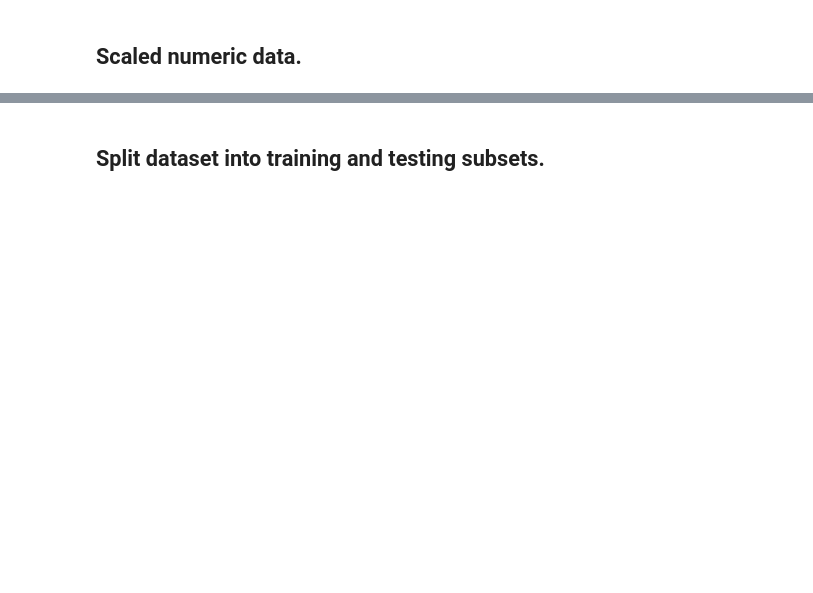
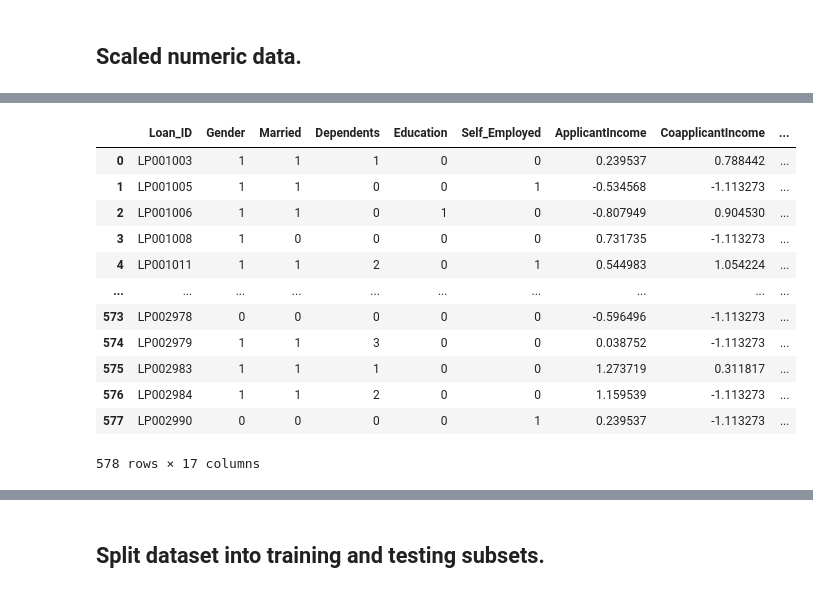
Before and after one commit to Olasquare043/EDA-on-Home-Loan-dataset, a Jupyter notebook: Preprocessing on Home loan.ipynb, the cells around one changed output, grey strips where cells are left out. Drawn from its saved outputs; the diff is of its cells as text; code cells hidden in the pictures; blank space fills up the shorter version.

```diff
--- a/Preprocessing on Home loan.ipynb
+++ b/Preprocessing on Home loan.ipynb
@@ -63,0 +100,15 @@ dtype: int64
+# %%
+# let define fuction to do IQR Clipping
+def IQR_Clipping(column):
+    Q1= df[column].quantile(0.25)
+    Q3= df[column].quantile(0.75)
+    IQR= Q3-Q1
+    lower = Q1 - 1.5 * IQR
+    upper = Q3 + 1.5 * IQR
+
+    # get the number of capped outliers
+    outliers_count= ((df[column]<lower) | (df[column]>upper)).sum()
+    if outliers_count>0:
+        df[column]= np.where(df[column]<lower,lower, np.where(df[column]>upper, upper, df[column]))
+
+    print(f"\nTotal outliers capped for {column}: {outliers_count}")
@@ -142,0 +201,16 @@ df[num_cols]= scaler.fit_transform(df[num_cols])
+# %%
+df
+# %% [output]
+|  | Loan_ID | Gender | Married | Dependents | Education | Self_Employed | ApplicantIncome | CoapplicantIncome | ... |
+| 0 | LP001003 | 1 | 1 | 1 | 0 | 0 | 0.239537 | 0.788442 | ... |
+| 1 | LP001005 | 1 | 1 | 0 | 0 | 1 | -0.534568 | -1.113273 | ... |
+| 2 | LP001006 | 1 | 1 | 0 | 1 | 0 | -0.807949 | 0.904530 | ... |
+| 3 | LP001008 | 1 | 0 | 0 | 0 | 0 | 0.731735 | -1.113273 | ... |
+| 4 | LP001011 | 1 | 1 | 2 | 0 | 1 | 0.544983 | 1.054224 | ... |
+| ... | ... | ... | ... | ... | ... | ... | ... | ... | ... |
+| 573 | LP002978 | 0 | 0 | 0 | 0 | 0 | -0.596496 | -1.113273 | ... |
+| 574 | LP002979 | 1 | 1 | 3 | 0 | 0 | 0.038752 | -1.113273 | ... |
+| 575 | LP002983 | 1 | 1 | 1 | 0 | 0 | 1.273719 | 0.311817 | ... |
+| 576 | LP002984 | 1 | 1 | 2 | 0 | 0 | 1.159539 | -1.113273 | ... |
+| 577 | LP002990 | 0 | 0 | 0 | 0 | 1 | 0.239537 | -1.113273 | ... |
+578 rows × 17 columns
```
Also changed, not shown: parts of 16 cells of this notebook, 2 other files.
